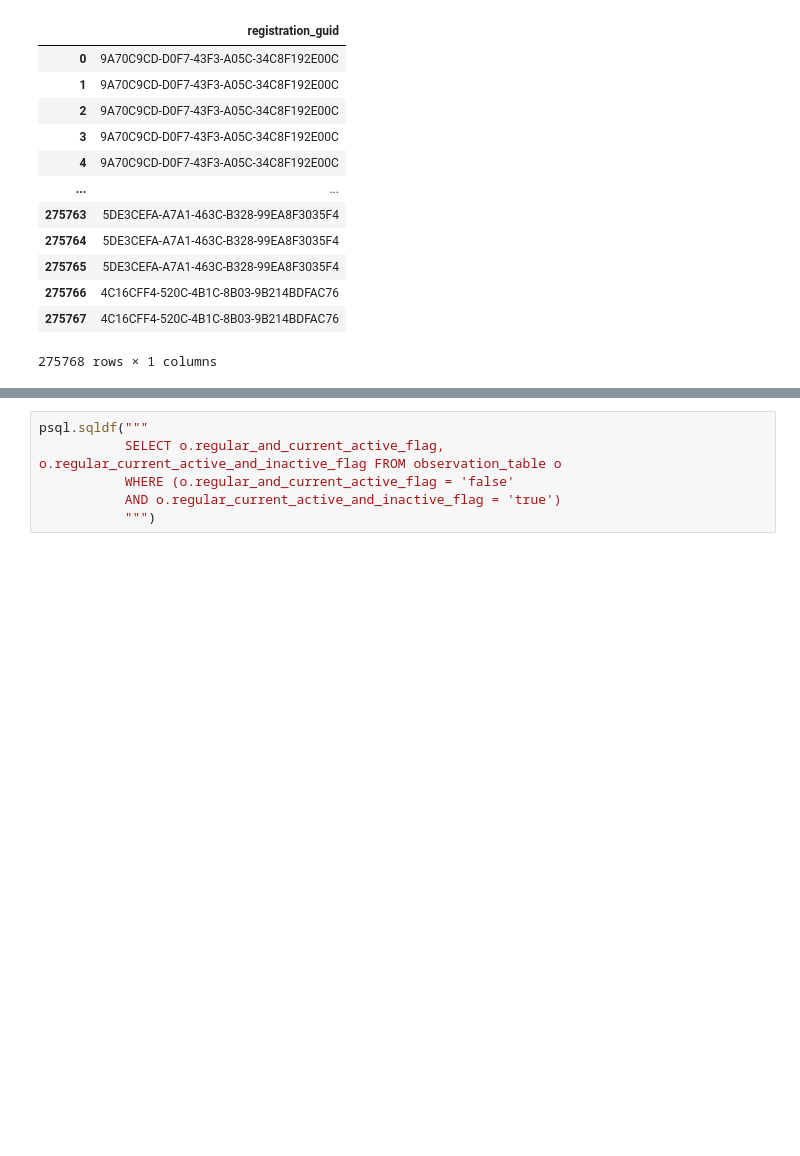
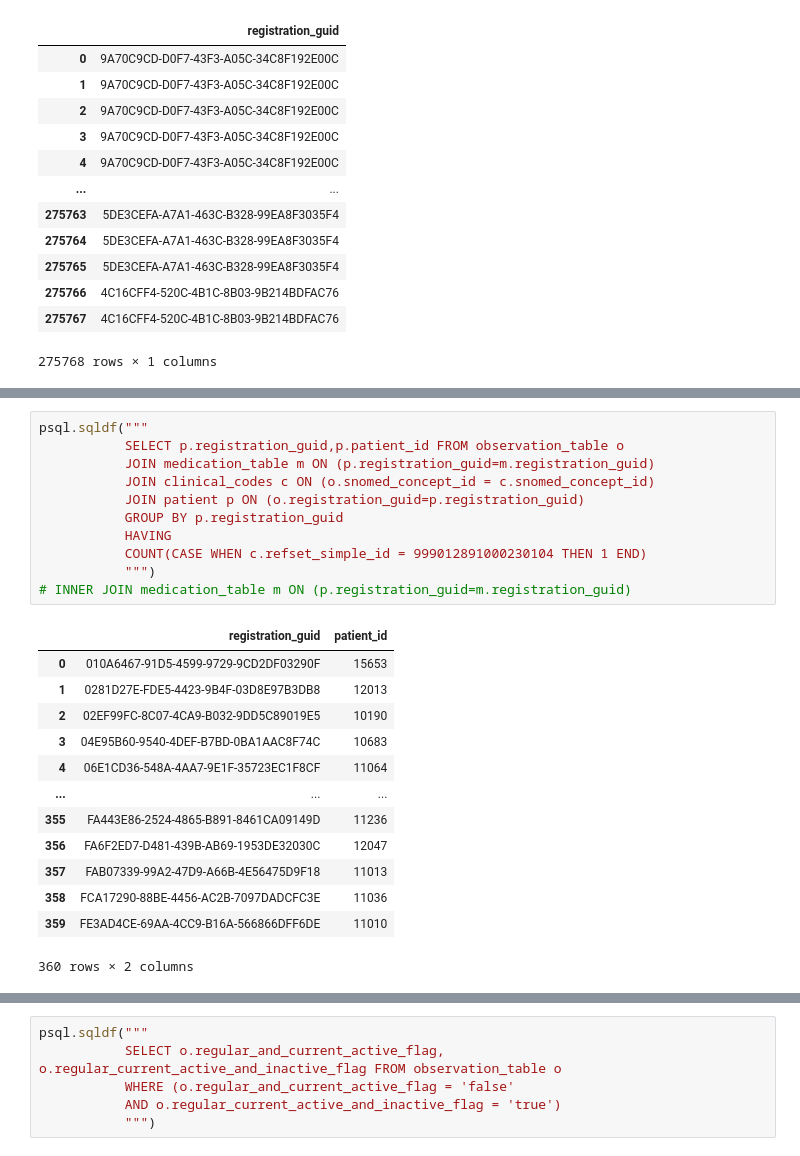
Before and after one commit to rpenn97/EMIS_task, a Jupyter notebook: solution/solution_py.ipynb, the cells around one changed output, grey strips where cells are left out. Saved outputs shown, nothing was run; the diff lists cells and outputs as text; blank space fills up the shorter version.

```diff
--- a/solution/solution_py.ipynb
+++ b/solution/solution_py.ipynb
@@ -234,0 +235,25 @@ psql.sqldf("""
+# %%
+psql.sqldf("""
+           SELECT p.registration_guid,p.patient_id FROM observation_table o
+           JOIN medication_table m ON (p.registration_guid=m.registration_guid)
+           JOIN clinical_codes c ON (o.snomed_concept_id = c.snomed_concept_id)
+           JOIN patient p ON (o.registration_guid=p.registration_guid)
+           GROUP BY p.registration_guid
+           HAVING
+           COUNT(CASE WHEN c.refset_simple_id = 999012891000230104 THEN 1 END)
+           """)
+# INNER JOIN medication_table m ON (p.registration_guid=m.registration_guid)
+# %% [output]
+|  | registration_guid | patient_id |
+| 0 | 010A6467-91D5-4599-9729-9CD2DF03290F | 15653 |
+| 1 | 0281D27E-FDE5-4423-9B4F-03D8E97B3DB8 | 12013 |
+| 2 | 02EF99FC-8C07-4CA9-B032-9DD5C89019E5 | 10190 |
+| 3 | 04E95B60-9540-4DEF-B7BD-0BA1AAC8F74C | 10683 |
+| 4 | 06E1CD36-548A-4AA7-9E1F-35723EC1F8CF | 11064 |
+| ... | ... | ... |
+| 355 | FA443E86-2524-4865-B891-8461CA09149D | 11236 |
+| 356 | FA6F2ED7-D481-439B-AB69-1953DE32030C | 12047 |
+| 357 | FAB07339-99A2-47D9-A66B-4E56475D9F18 | 11013 |
+| 358 | FCA17290-88BE-4456-AC2B-7097DADCFC3E | 11036 |
+| 359 | FE3AD4CE-69AA-4CC9-B16A-566866DFF6DE | 11010 |
+360 rows × 2 columns
```
Also changed, not shown: parts of 2 cells of this notebook.
